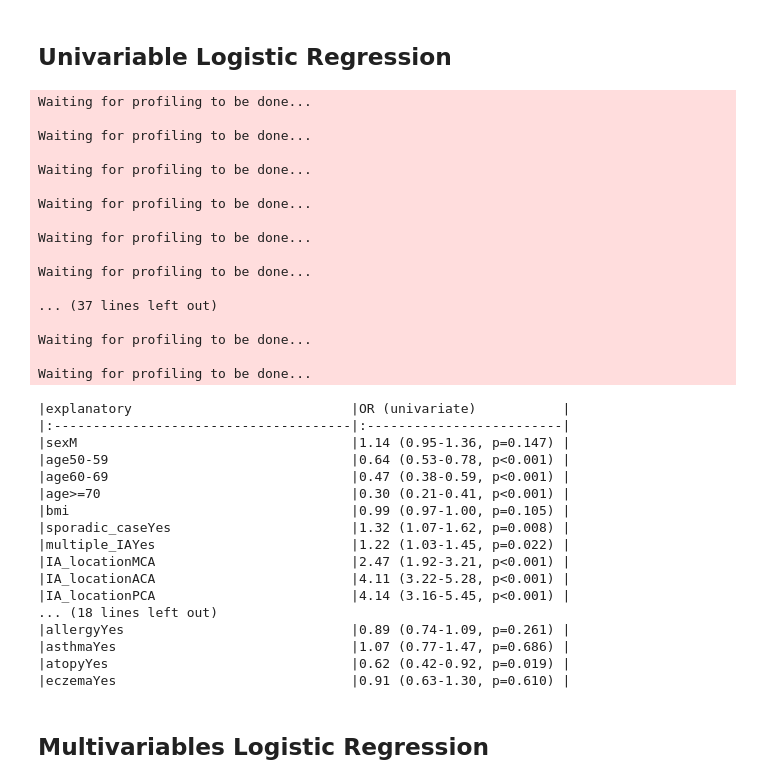
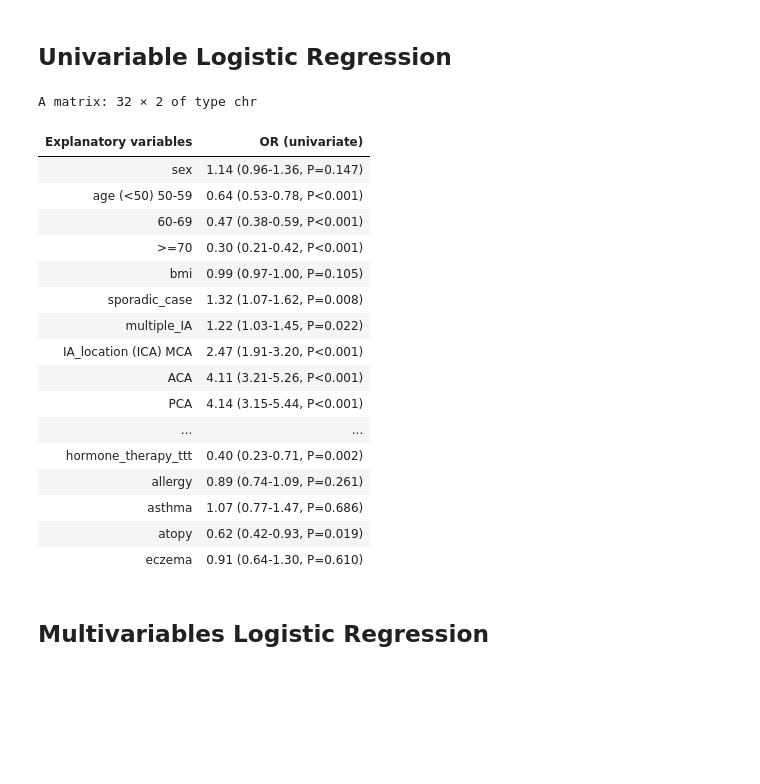
Before and after one commit to ICAN-aneurysms/RIA-predict, a Jupyter notebook: notebooks/3-Logistic-Regression-Model.ipynb, the cells around one changed output. Saved outputs shown, nothing was run; the diff lists cells and outputs as text; code cells hidden in the pictures; blank space fills up the shorter version.

```diff
--- a/notebooks/3-Logistic-Regression-Model.ipynb
+++ b/notebooks/3-Logistic-Regression-Model.ipynb
@@ -35,45 +30,3 @@ ican$adjusted_size_ratio <- factor(as.character(ican$adjusted_size_ratio), level
 ican$age <- factor(as.character(ican$age), levels = c("<50", "50-59", "60-69", ">=70"))
 # %% [markdown]
 ## Univariable Logistic Regression
-# %%
-dependent <- "rupture"
-explanatory <- colnames(ican[,-dim(ican)[2]])
-res_glm_uni <- ican %>%
-    glmuni(dependent, explanatory) %>%
-    fit2df(estimate_suffix=" (univariate)")
-kable(res_glm_uni,row.names=FALSE, align=c("l", "l", "r", "r", "r", "r"))
-# %% [output]
-Waiting for profiling to be done...
-
-Waiting for profiling to be done...
-
-Waiting for profiling to be done...
-
-Waiting for profiling to be done...
-
-Waiting for profiling to be done...
-
-Waiting for profiling to be done...
-
-... (37 lines left out)
-
-Waiting for profiling to be done...
-
-Waiting for profiling to be done...
-|explanatory                            |OR (univariate)           |
-|:--------------------------------------|:-------------------------|
-|sexM                                   |1.14 (0.95-1.36, p=0.147) |
-|age50-59                               |0.64 (0.53-0.78, p<0.001) |
-|age60-69                               |0.47 (0.38-0.59, p<0.001) |
-|age>=70                                |0.30 (0.21-0.41, p<0.001) |
-|bmi                                    |0.99 (0.97-1.00, p=0.105) |
-|sporadic_caseYes                       |1.32 (1.07-1.62, p=0.008) |
-|multiple_IAYes                         |1.22 (1.03-1.45, p=0.022) |
-|IA_locationMCA                         |2.47 (1.92-3.21, p<0.001) |
-|IA_locationACA                         |4.11 (3.22-5.28, p<0.001) |
-|IA_locationPCA                         |4.14 (3.16-5.45, p<0.001) |
-... (18 lines left out)
-|allergyYes                             |0.89 (0.74-1.09, p=0.261) |
-|asthmaYes                              |1.07 (0.77-1.47, p=0.686) |
-|atopyYes                               |0.62 (0.42-0.92, p=0.019) |
-|eczemaYes                              |0.91 (0.63-1.30, p=0.610) |
@@ -80,3 +88,24 @@ Waiting for profiling to be done...
+# %%
+res_glm_uni(ican, "rupture", colnames(ican[,-dim(ican)[2]]))
+# %% [output]
+A matrix: 32 × 2 of type chr
+| Explanatory variables | OR (univariate) |
+| sex | 1.14 (0.96-1.36, P=0.147) |
+| age (<50) 50-59 | 0.64 (0.53-0.78, P<0.001) |
+| 60-69 | 0.47 (0.38-0.59, P<0.001) |
+| >=70 | 0.30 (0.21-0.42, P<0.001) |
+| bmi | 0.99 (0.97-1.00, P=0.105) |
+| sporadic_case | 1.32 (1.07-1.62, P=0.008) |
+| multiple_IA | 1.22 (1.03-1.45, P=0.022) |
+| IA_location (ICA) MCA | 2.47 (1.91-3.20, P<0.001) |
+| ACA | 4.11 (3.21-5.26, P<0.001) |
+| PCA | 4.14 (3.15-5.44, P<0.001) |
+| ... | ... |
+| hormone_therapy_ttt | 0.40 (0.23-0.71, P=0.002) |
+| allergy | 0.89 (0.74-1.09, P=0.261) |
+| asthma | 1.07 (0.77-1.47, P=0.686) |
+| atopy | 0.62 (0.42-0.93, P=0.019) |
+| eczema | 0.91 (0.64-1.30, P=0.610) |
 # %% [markdown]
 ## Multivariables Logistic Regression
 # %%
```
Also changed, not shown: parts of 2 cells of this notebook, 2 other files.
